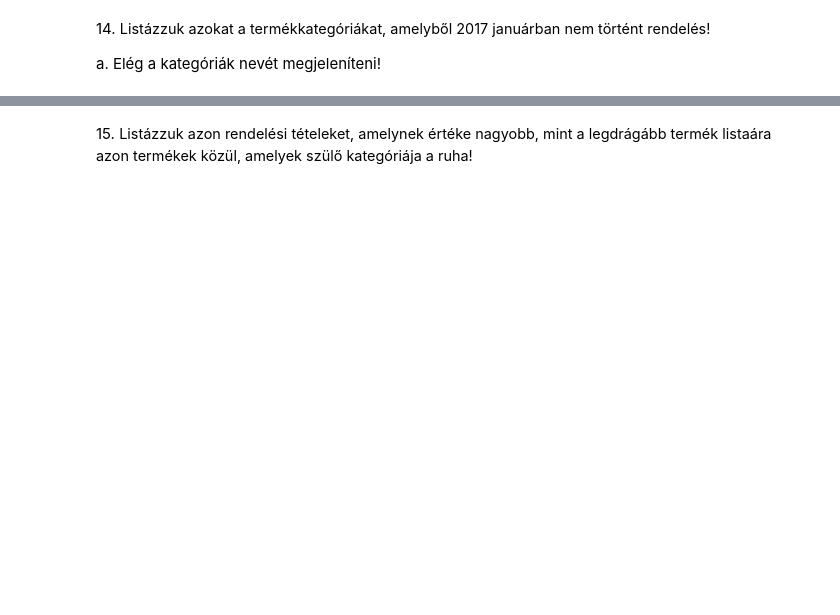
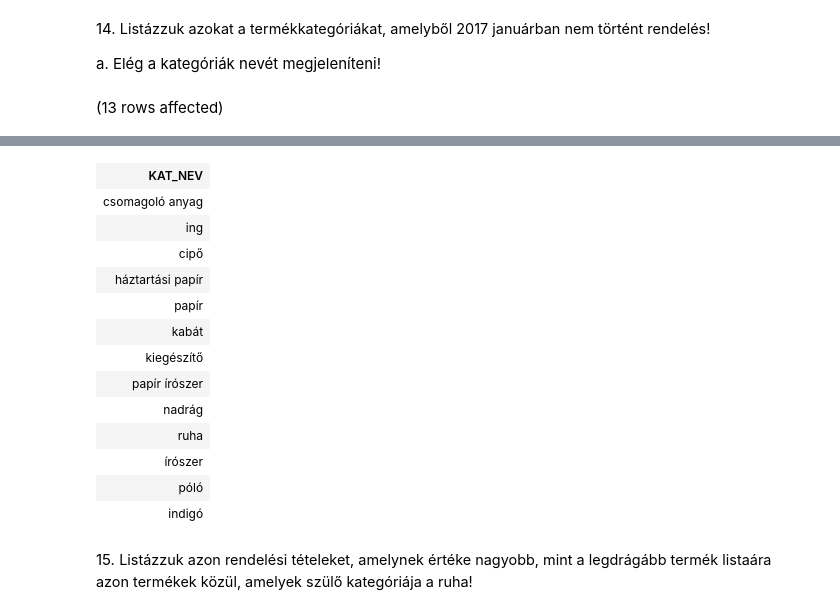
Before and after one commit to gaborbrown/sql, a Jupyter notebook: gyakorlat06_feladatok.ipynb, the cells around one changed output, grey strips where cells are left out. Cells and saved outputs as stored; diff of their text form; code cells hidden in the pictures; blank space fills up the shorter version.

```diff
--- a/gyakorlat06_feladatok.ipynb
+++ b/gyakorlat06_feladatok.ipynb
@@ -187,3 +329,16 @@ b. A teljes összeg oszlopot nevezzük el értelemszerűen!
 14. <span style="background-color: rgb(255, 255, 255); color: rgb(0, 0, 0); font-family: &quot;Open Sans&quot;, sans-serif; font-size: 14.44px;">Listázzuk azokat a termékkategóriákat, amelyből 2017 januárban nem történt rendelés!&nbsp;</span>
 
 a. Elég a kategóriák nevét megjeleníteni!
+# %%
+SELECT tk.KAT_NEV
+FROM Termekkategoria tk
+WHERE tk.KAT_ID NOT IN
+(
+ SELECT t.KAT_ID
+ FROM Rendeles r JOIN Rendeles_tetel rt ON r.SORSZAM = rt.SORSZAM
+      JOIN Termek t ON rt.TERMEKKOD = t.TERMEKKOD
+ WHERE tk.KAT_ID = t.KAT_ID
+       AND r.REND_DATUM BETWEEN '2017.01.01' AND '2017.01.31'
+)
+# %% [output]
+(13 rows affected)
@@ -190,2 +346,16 @@ a. Elég a kategóriák nevét megjeleníteni!
+| KAT_NEV |
+| csomagoló anyag |
+| ing |
+| cipő |
+| háztartási papír |
+| papír |
+| kabát |
+| kiegészítő |
+| papír írószer |
+| nadrág |
+| ruha |
+| írószer |
+| póló |
+| indigó |
 # %% [markdown]
 15. <span style="background-color: rgb(255, 255, 255); color: rgb(0, 0, 0); font-family: &quot;Open Sans&quot;, sans-serif; font-size: 14.44px;">Listázzuk azon rendelési tételeket, amelynek értéke nagyobb, mint a legdrágább termék listaára azon termékek közül, amelyek szülő kategóriája a ruha!</span>
```
Also changed, not shown: parts of 10 cells of this notebook, 1 other file.
